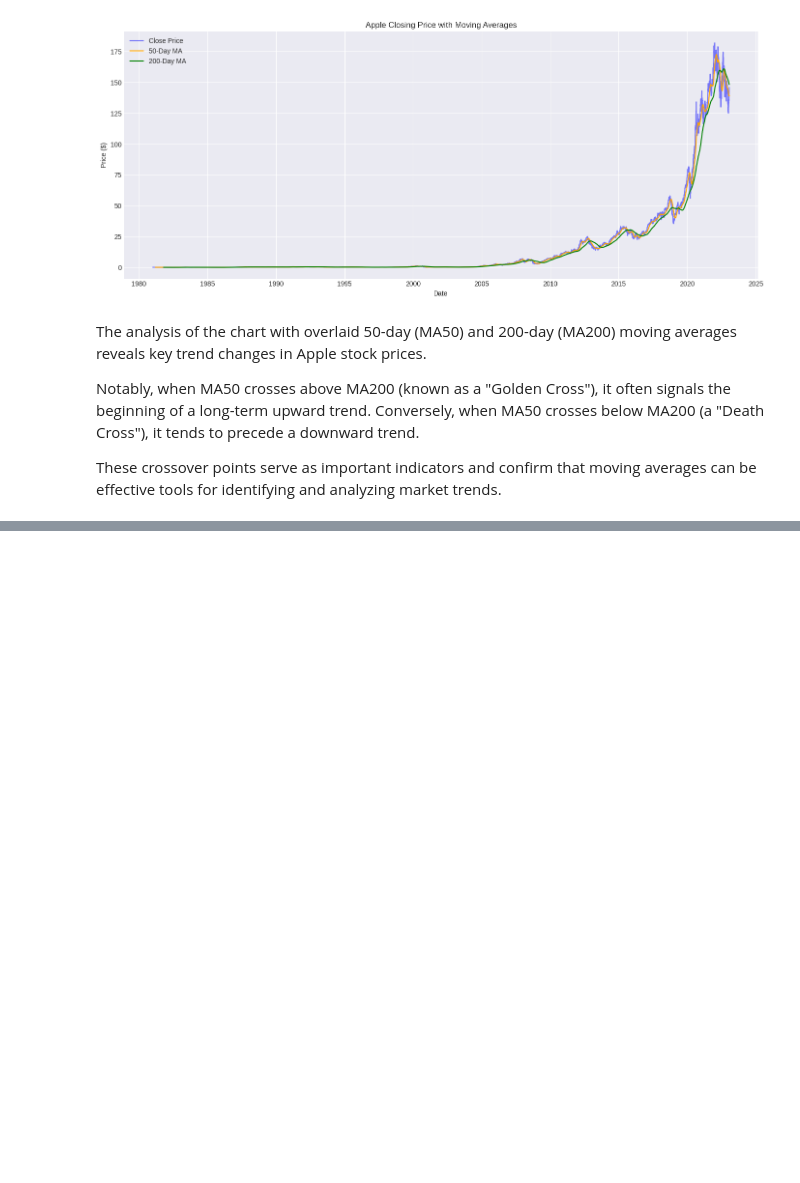
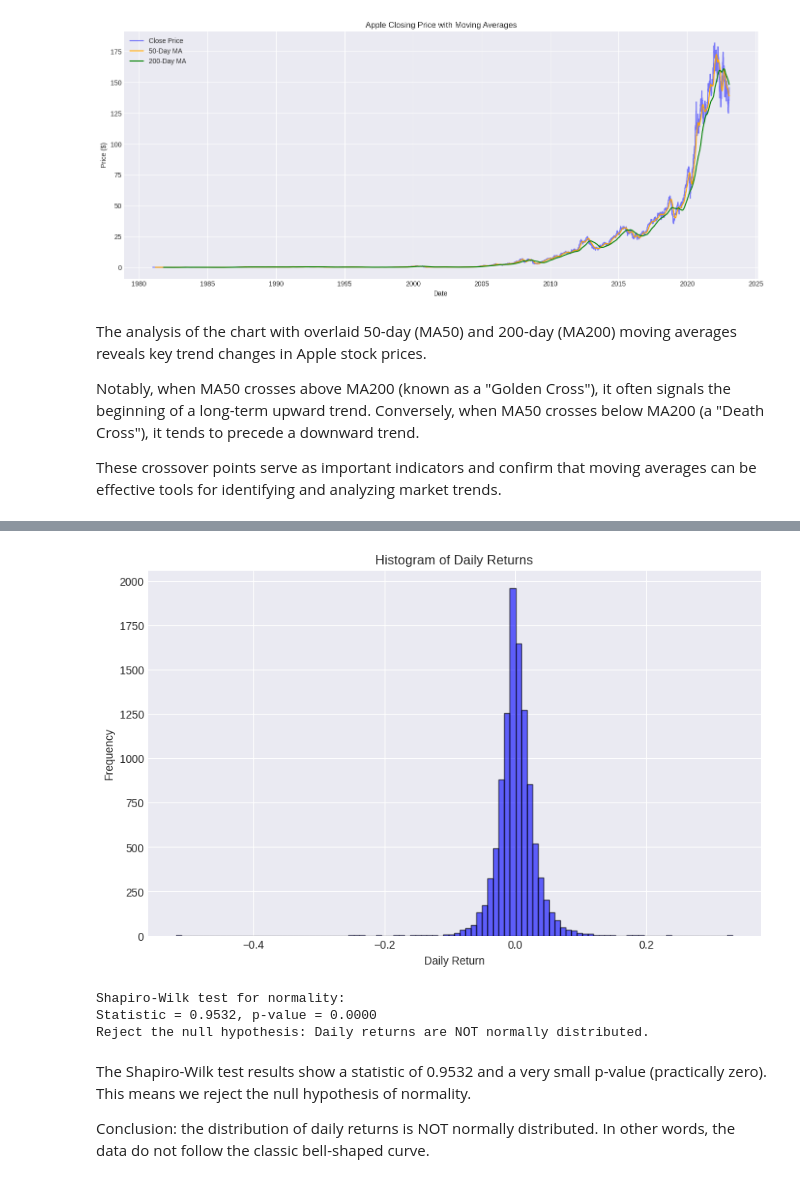
Before and after one commit to mila-klimovich/DI-Bootcamp, a Jupyter notebook: week12/day3/week12project.ipynb, the cells around one changed output, grey strips where cells are left out. Saved outputs shown, nothing was run; the diff lists cells and outputs as text; code cells hidden in the pictures; blank space fills up the shorter version.

```diff
--- a/week12/day3/week12project.ipynb
+++ b/week12/day3/week12project.ipynb
@@ -211,3 +211,20 @@ The analysis of the chart with overlaid 50-day (MA50) and 200-day (MA200) moving
 Notably, when MA50 crosses above MA200 (known as a "Golden Cross"), it often signals the beginning of a long-term upward trend. Conversely, when MA50 crosses below MA200 (a "Death Cross"), it tends to precede a downward trend.
 
 These crossover points serve as important indicators and confirm that moving averages can be effective tools for identifying and analyzing market trends.
+# %%
+from scipy import stats
+
+# Create 'Year' column from 'Date'
+df['Year'] = df['Date'].dt.year
+
+# Calculate average closing prices by year
+avg_close_per_year = df.groupby('Year')['Close'].mean()
+print("Average closing price per year:\n", avg_close_per_year.head())
+
+# Select two years for comparison (example: 2000 and 2010)
+close_2000 = df[df['Year'] == 2000]['Close']
+close_2010 = df[df['Year'] == 2010]['Close']
+
+# Perform independent two-sample t-test
+t_stat, p_val = stats.ttest_ind(close_2000, close_2010, equal_var=False)
+print(f"\nT-test comparing closing prices of 2000 vs 2010:\n t-statistic = {t_stat:.4f}, p-value = {p_val:.4f}")
@@ -213,0 +247,33 @@ These crossover points serve as important indicators and confirm that moving ave
+# %%
+# Calculate daily returns as percentage change in 'Close' price
+df['Daily_Return'] = df['Close'].pct_change()
+
+# Drop NaN values resulted from pct_change
+daily_returns = df['Daily_Return'].dropna()
+
+# Plot histogram of daily returns
+plt.figure(figsize=(10,6))
+plt.hist(daily_returns, bins=100, alpha=0.6, color='blue', edgecolor='black')
+plt.title('Histogram of Daily Returns')
+plt.xlabel('Daily Return')
+plt.ylabel('Frequency')
+plt.grid(True)
+plt.show()
+
+# Perform Shapiro-Wilk test for normality (sampling 5000 points to speed up test)
+stat, p = stats.shapiro(daily_returns.sample(5000, random_state=42))
+print(f"Shapiro-Wilk test for normality:\nStatistic = {stat:.4f}, p-value = {p:.4f}")
+
+if p > 0.05:
+    print("Fail to reject the null hypothesis: Daily returns are normally distributed.")
+else:
+    print("Reject the null hypothesis: Daily returns are NOT normally distributed.")
+# %% [output]
+[figure, added]
+Shapiro-Wilk test for normality:
+Statistic = 0.9532, p-value = 0.0000
+Reject the null hypothesis: Daily returns are NOT normally distributed.
+# %% [markdown]
+The Shapiro-Wilk test results show a statistic of 0.9532 and a very small p-value (practically zero). This means we reject the null hypothesis of normality.
+
+Conclusion: the distribution of daily returns is NOT normally distributed. In other words, the data do not follow the classic bell-shaped curve.
```
Also changed, not shown: parts of 4 cells of this notebook.
